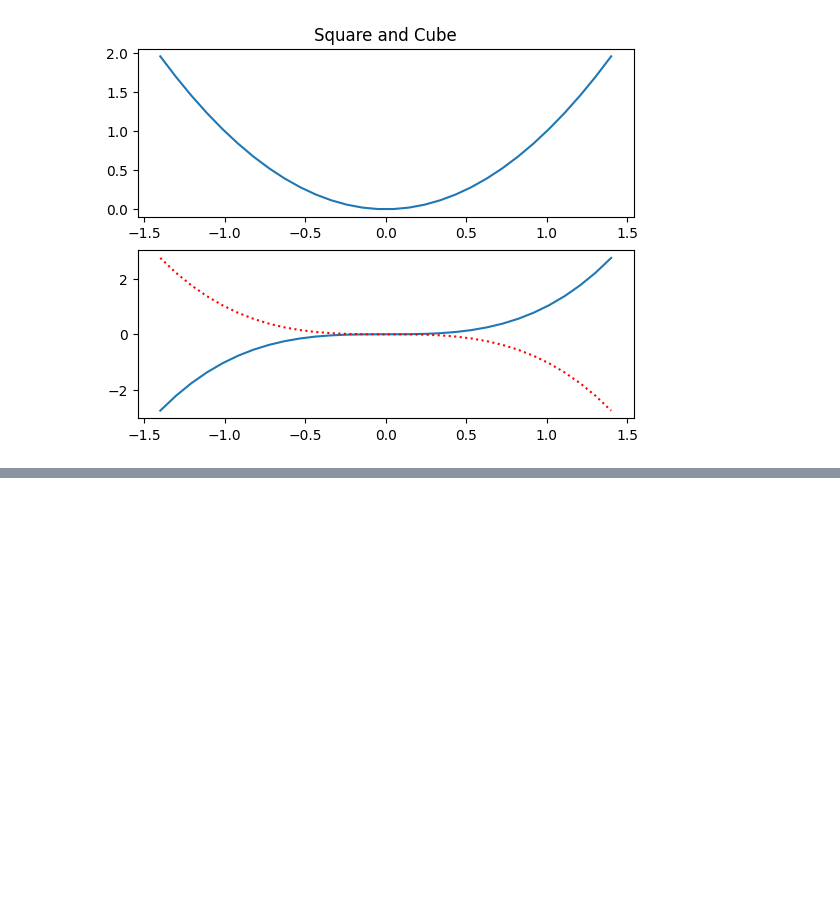
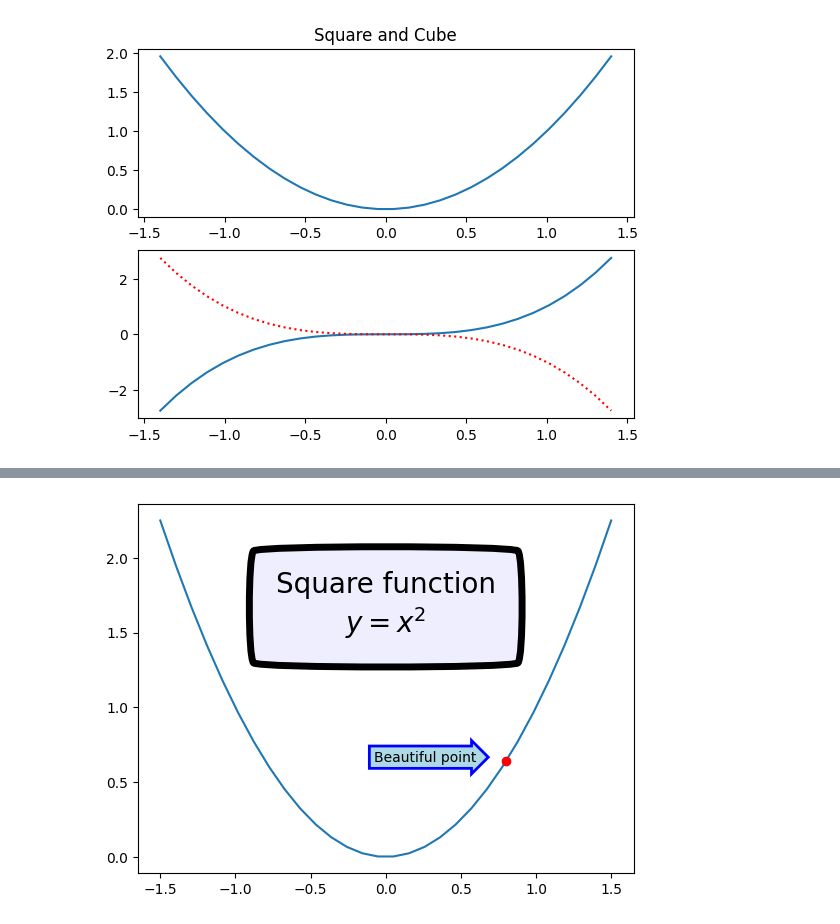
Before and after one commit to carlos19960601/mlnotes, a Jupyter notebook: hands-on-editionv3/matplotlib.ipynb, the cells around one changed output, grey strips where cells are left out. Saved outputs shown, nothing was run; the diff lists cells and outputs as text; code cells hidden in the pictures; blank space fills up the shorter version.

```diff
--- a/hands-on-editionv3/matplotlib.ipynb
+++ b/hands-on-editionv3/matplotlib.ipynb
@@ -191,0 +231,14 @@ plt.show()
+# %%
+plt.plot(x, x**2, px, py, "ro")
+
+bbox_props = dict(boxstyle="rarrow,pad=0.3", ec="b", lw=2, fc="lightblue")
+plt.text(px-0.2, py, "Beautiful point", bbox=bbox_props, ha="right")
+
+bbox_props = dict(boxstyle="round4,pad=1,rounding_size=0.2", ec="black",
+                  fc="#EEEEFF", lw=5)
+plt.text(0, 1.5, "Square function\n$y = x^2$", fontsize=20, color='black',
+         ha="center", bbox=bbox_props)
+
+plt.show()
+# %% [output]
+[figure, added]
```
Also changed, not shown: parts of 5 cells of this notebook, 3 other files.
